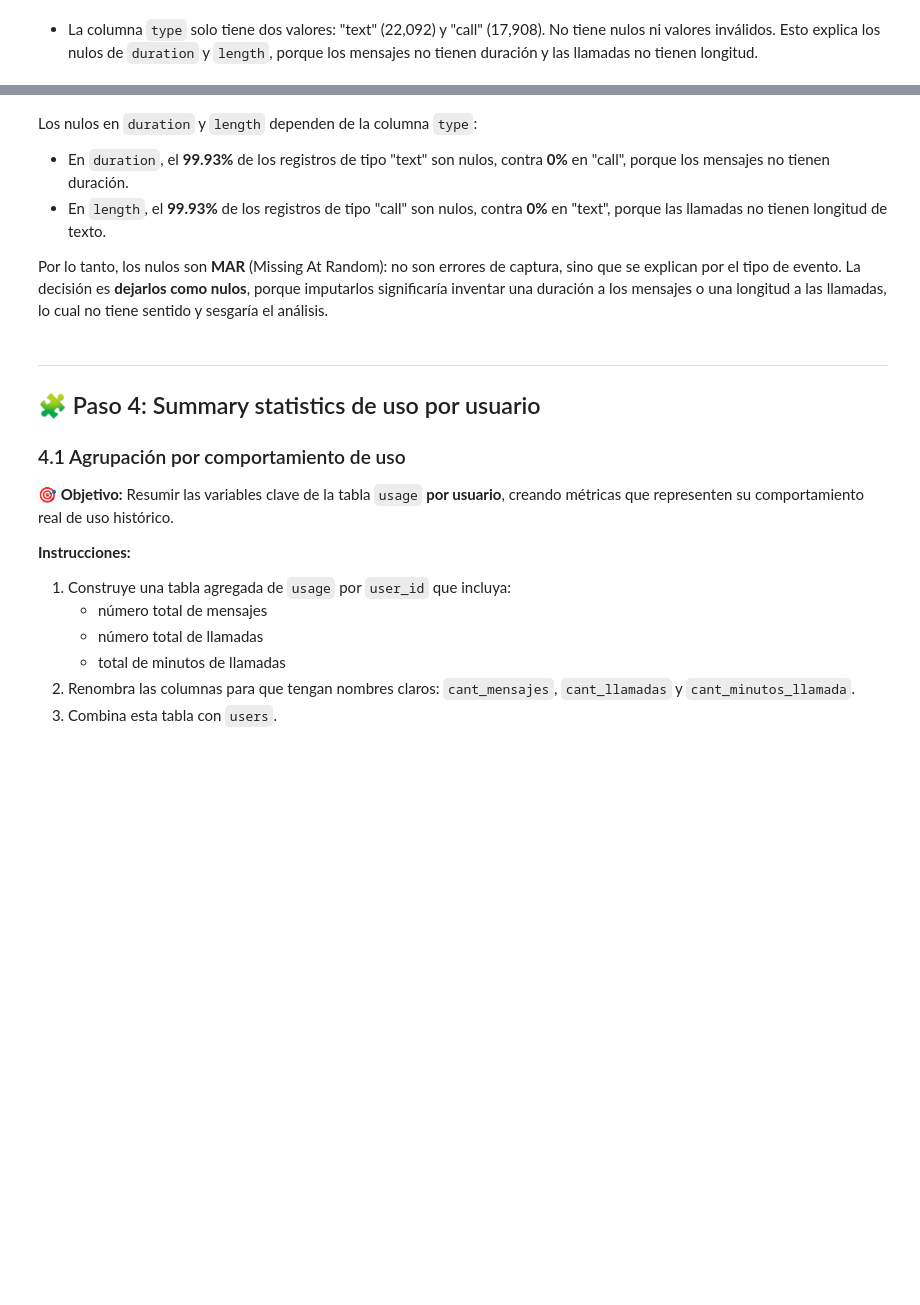
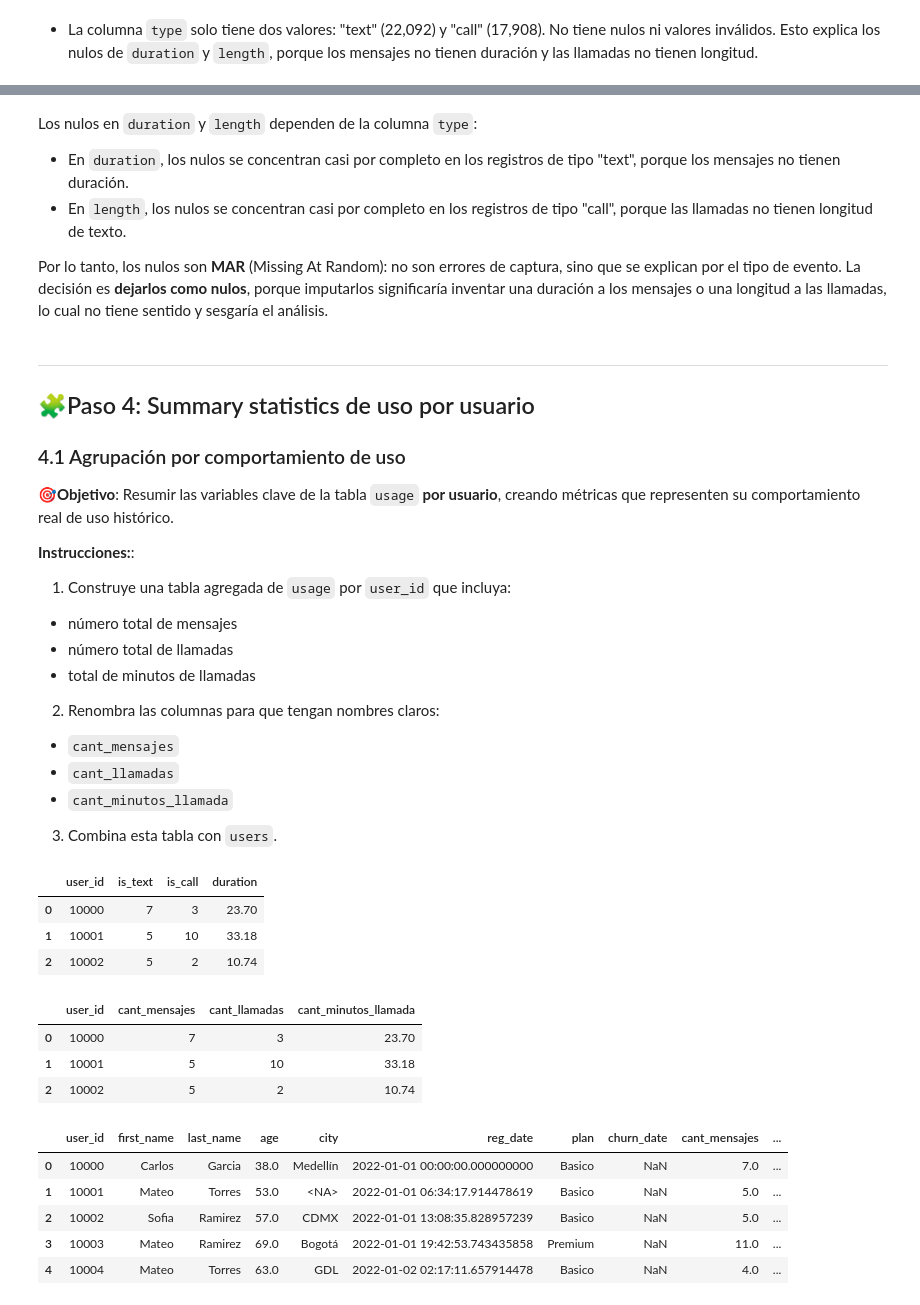
Before and after one commit to rcandia-analytics/Data-Analytics-Portfolio, a Jupyter notebook: 06_Python_EDA_Telecom/Telecom_Customer_Segmentation_EDA.ipynb, the cells around one changed output, grey strips where cells are left out. Cells and saved outputs as stored; diff of their text form; code cells hidden in the pictures; blank space fills up the shorter version.

```diff
--- a/06_Python_EDA_Telecom/Telecom_Customer_Segmentation_EDA.ipynb
+++ b/06_Python_EDA_Telecom/Telecom_Customer_Segmentation_EDA.ipynb
@@ -36,14 +44,9 @@ import seaborn as sns
 import matplotlib.pyplot as plt
 # %%
 # cargar archivos
-import os
-
-# En la plataforma del curso los archivos están en '/datasets/'; localmente, en la misma carpeta del notebook
-ruta = '/datasets/' if os.path.exists('/datasets/') else ''
-
-plans = pd.read_csv(ruta + 'plans.csv')
-users = pd.read_csv(ruta + 'users_latam.csv')
-usage = pd.read_csv(ruta + 'usage.csv')
+plans = pd.read_csv('/datasets/plans.csv')
+users = pd.read_csv('/datasets/users_latam.csv')
+usage = pd.read_csv('/datasets/usage.csv')
 # %%
 # mostrar las primeras 5 filas de plans
 plans.head()
@@ -247,28 +455,35 @@ usage['length'].isna().groupby(usage['type']).mean() * 100
 # %% [markdown]
 Los nulos en `duration` y `length` dependen de la columna `type`:
-- En `duration`, el **99.93%** de los registros de tipo "text" son nulos, contra **0%** en "call", porque los mensajes no tienen duración.
-- En `length`, el **99.93%** de los registros de tipo "call" son nulos, contra **0%** en "text", porque las llamadas no tienen longitud de texto.
+- En `duration`, los nulos se concentran casi por completo en los registros de tipo "text", porque los mensajes no tienen duración.
+- En `length`, los nulos se concentran casi por completo en los registros de tipo "call", porque las llamadas no tienen longitud de texto.
 
 Por lo tanto, los nulos son **MAR** (Missing At Random): no son errores de captura, sino que se explican por el tipo de evento. La decisión es **dejarlos como nulos**, porque imputarlos significaría inventar una duración a los mensajes o una longitud a las llamadas, lo cual no tiene sentido y sesgaría el análisis.
 # %% [markdown]
 ---
-## 🧩 Paso 4: Summary statistics de uso por usuario
+
+## 🧩Paso 4: Summary statistics de uso por usuario
+
 
 ### 4.1 Agrupación por comportamiento de uso
 
-**🎯 Objetivo:** Resumir las variables clave de la tabla `usage` **por usuario**, creando métricas que representen su comportamiento real de uso histórico.
+🎯**Objetivo**: Resumir las variables clave de la tabla `usage` **por usuario**, creando métricas que representen su comportamiento real de uso histórico.
 
-**Instrucciones:**
+**Instrucciones:**:
 1. Construye una tabla agregada de `usage` por `user_id` que incluya:
-   - número total de mensajes
-   - número total de llamadas
-   - total de minutos de llamadas
-2. Renombra las columnas para que tengan nombres claros: `cant_mensajes`, `cant_llamadas` y `cant_minutos_llamada`.
+- número total de mensajes
+- número total de llamadas
+- total de minutos de llamadas
+
+2. Renombra las columnas para que tengan nombres claros:
+- `cant_mensajes`
+- `cant_llamadas`
+- `cant_minutos_llamada`
 3. Combina esta tabla con `users`.
 # %%
 # Columnas auxiliares
-usage["is_text"] = (usage["type"] == "text").astype(int) # conocer el total de mensajes
-usage["is_call"] = (usage["type"] == "call").astype(int) # conocer el total de llamadas
+usage["is_text"] = (usage["type"] == "text").astype(int) #conocer el total de mensajes
+usage["is_call"] = (usage["type"] == "call").astype(int) #conocer el total de llamadas
+
 
 # Agrupar información por usuario
 usage_agg = usage.groupby('user_id').agg({
@@ -279,6 +494,11 @@ usage_agg = usage.groupby('user_id').agg({
 
 # observar resultado
 usage_agg.head(3)
+# %% [output]
+|  | user_id | is_text | is_call | duration |
+| 0 | 10000 | 7 | 3 | 23.70 |
+| 1 | 10001 | 5 | 10 | 33.18 |
+| 2 | 10002 | 5 | 2 | 10.74 |
 # %%
 # Renombrar columnas
 usage_agg = usage_agg.rename(columns={
@@ -289,13 +509,20 @@ usage_agg = usage_agg.rename(columns={
 
 # observar resultado
 usage_agg.head(3)
+# %% [output]
+|  | user_id | cant_mensajes | cant_llamadas | cant_minutos_llamada |
+| 0 | 10000 | 7 | 3 | 23.70 |
+| 1 | 10001 | 5 | 10 | 33.18 |
+| 2 | 10002 | 5 | 2 | 10.74 |
 # %%
 # Combinar la tabla agregada con el dataset de usuarios
 user_profile = users.merge(usage_agg, on='user_id', how='left')
-
-# Un usuario no tiene registros de uso: sus métricas se completan con 0
-columnas_uso = ['cant_mensajes', 'cant_llamadas', 'cant_minutos_llamada']
-user_profile[columnas_uso] = user_profile[columnas_uso].fillna(0)
-
 user_profile.head(5)
+# %% [output]
+|  | user_id | first_name | last_name | age | city | reg_date | plan | churn_date | cant_mensajes | ... |
+| 0 | 10000 | Carlos | Garcia | 38.0 | Medellín | 2022-01-01 00:00:00.000000000 | Basico | NaN | 7.0 | ... |
+| 1 | 10001 | Mateo | Torres | 53.0 | <NA> | 2022-01-01 06:34:17.914478619 | Basico | NaN | 5.0 | ... |
+| 2 | 10002 | Sofia | Ramirez | 57.0 | CDMX | 2022-01-01 13:08:35.828957239 | Basico | NaN | 5.0 | ... |
+| 3 | 10003 | Mateo | Ramirez | 69.0 | Bogotá | 2022-01-01 19:42:53.743435858 | Premium | NaN | 11.0 | ... |
+| 4 | 10004 | Mateo | Torres | 63.0 | GDL | 2022-01-02 02:17:11.657914478 | Basico | NaN | 4.0 | ... |
 # %% [markdown]
```
Also changed, not shown: parts of 71 cells of this notebook.
